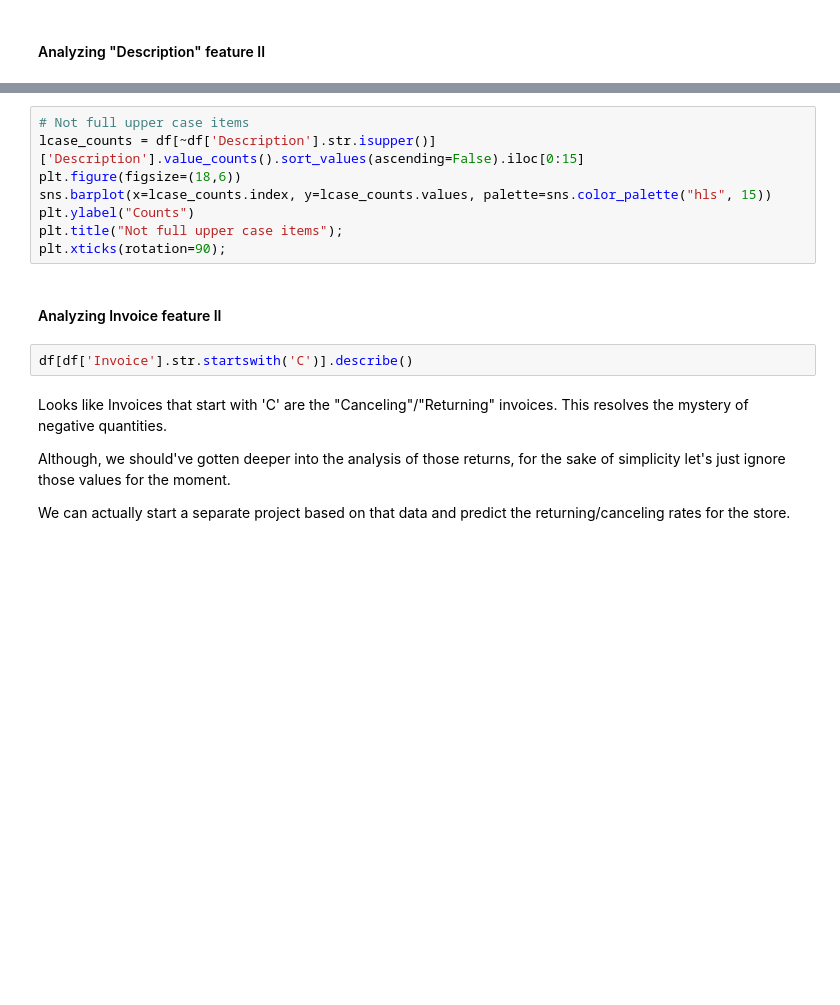
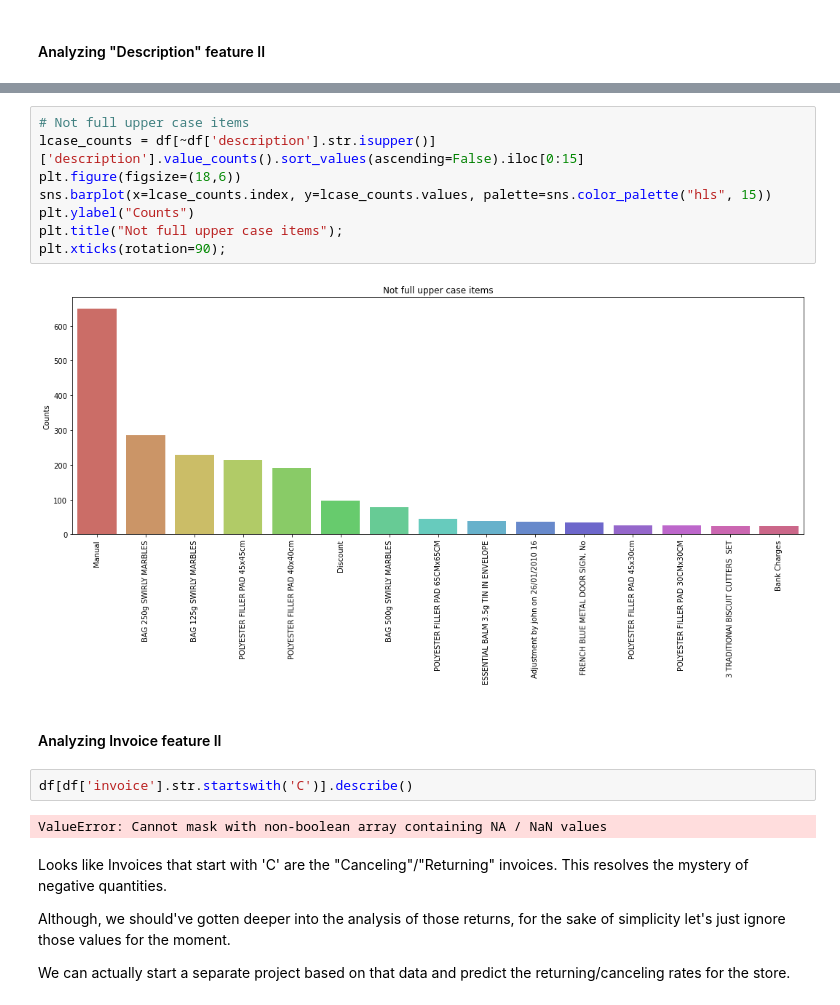
Before and after one commit to EduardoJMatosRomero/2MachLearnCA1, a Jupyter notebook: Untitled.ipynb, the cells around one changed output, grey strips where cells are left out. Saved outputs shown, nothing was run; the diff lists cells and outputs as text; blank space fills up the shorter version.

```diff
--- a/Untitled.ipynb
+++ b/Untitled.ipynb
@@ -208,15 +397,19 @@ df[~df['Description'].str.isupper()]['Description'].value_counts().head()
 # %%
 # Not full upper case items
-lcase_counts = df[~df['Description'].str.isupper()]['Description'].value_counts().sort_values(ascending=False).iloc[0:15]
+lcase_counts = df[~df['description'].str.isupper()]['description'].value_counts().sort_values(ascending=False).iloc[0:15]
 plt.figure(figsize=(18,6))
 sns.barplot(x=lcase_counts.index, y=lcase_counts.values, palette=sns.color_palette("hls", 15))
 plt.ylabel("Counts")
 plt.title("Not full upper case items");
 plt.xticks(rotation=90);
+# %% [output]
+[figure, added]
 # %% [markdown]
 #### Analyzing Invoice feature II
 # %%
-df[df['Invoice'].str.startswith('C')].describe()
+df[df['invoice'].str.startswith('C')].describe()
+# %% [output]
+ValueError: Cannot mask with non-boolean array containing NA / NaN values
 # %% [markdown]
 Looks like Invoices that start with 'C' are the "Canceling"/"Returning" invoices. This resolves the mystery of negative quantities.
 
```
Also changed, not shown: parts of 27 cells of this notebook.
